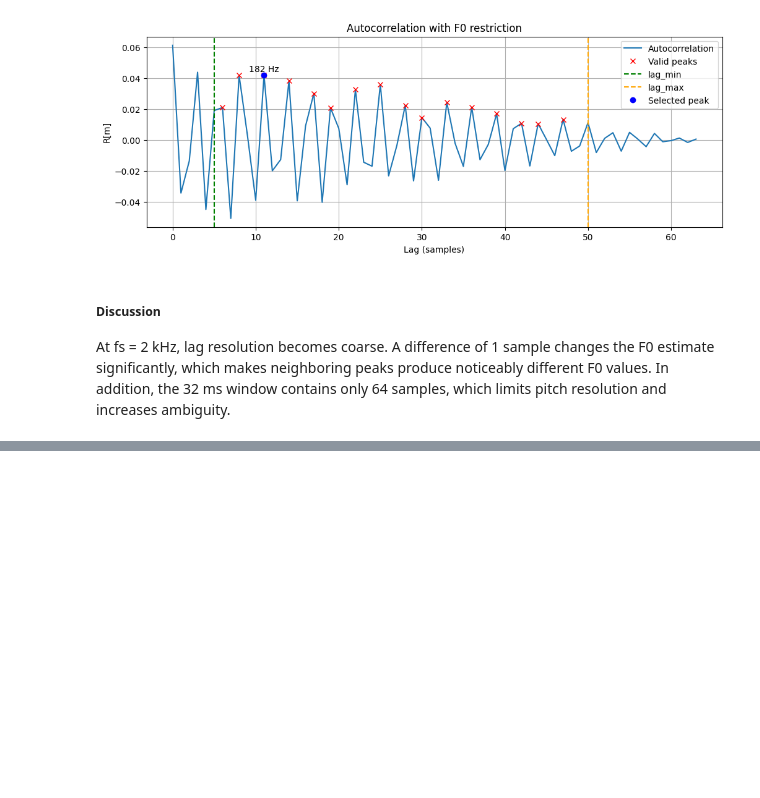
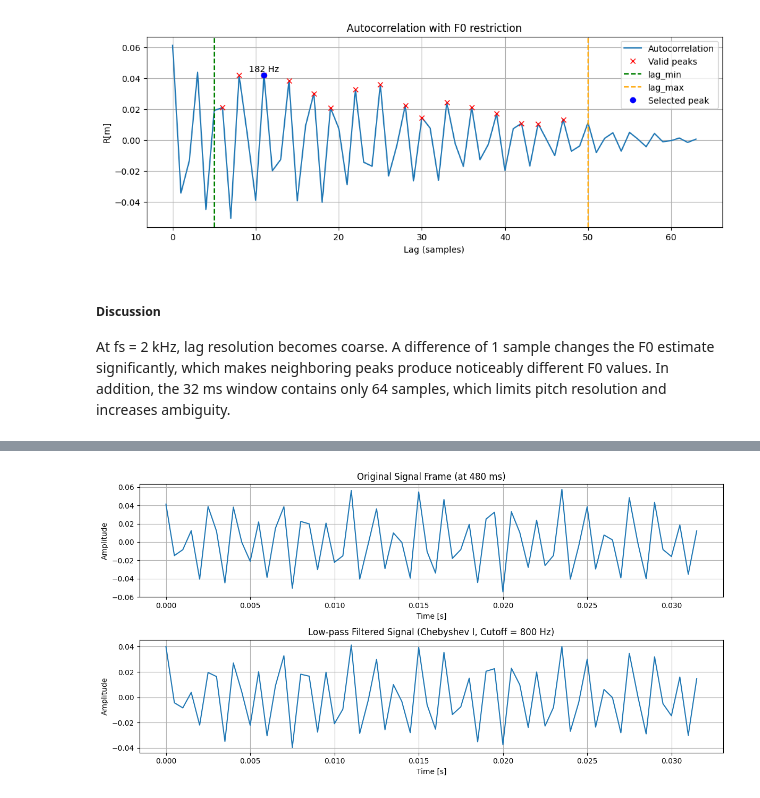
Before and after one commit to joaocolombari/PSI5123_problem_set, a Jupyter notebook: main.ipynb, the cells around one changed output, grey strips where cells are left out. Saved outputs shown, nothing was run; the diff lists cells and outputs as text; code cells hidden in the pictures; blank space fills up the shorter version.

```diff
--- a/main.ipynb
+++ b/main.ipynb
@@ -433,0 +445,37 @@ On the other hand, if the frequency is set back to 16kHz as done in class, resol
+# %%
+import scipy.signal as sn
+
+# SIFT Parameters according to the original paper
+lpc_order = 4
+f_cutoff = 800  # Cutoff frequency as specified by Markel
+fs = 2000       # Sampling rate (already decimated to 2kHz)
+
+# Markel uses a 3rd-order Chebyshev filter with 2dB ripple
+nyquist = fs / 2
+# Normalizing the cutoff frequency and calculating the filter
+b_lp, a_lp = sn.cheby1(3, 2, f_cutoff / nyquist, btype='low')
+
+# Apply the filter to the frame
+signal_filtered = sn.filtfilt(b_lp, a_lp, signal)
+
+# -------- Plotting --------
+plt.figure(figsize=(12, 6))
+
+plt.subplot(2, 1, 1)
+plt.plot(time, signal)
+plt.xlabel("Time [s]")
+plt.ylabel("Amplitude")
+plt.title(f"Original Signal Frame (at {frame_index * hop_duration_ms} ms)")
+plt.grid(True)
+
+plt.subplot(2, 1, 2)
+plt.plot(time, signal_filtered)
+plt.xlabel("Time [s]")
+plt.ylabel("Amplitude")
+plt.title(f"Low-pass Filtered Signal (Chebyshev I, Cutoff = {f_cutoff} Hz)")
+plt.grid(True)
+
+plt.tight_layout()
+plt.show()
+# %% [output]
+[figure, added]
```
Also changed, not shown: parts of 12 cells of this notebook, 6 other files.
